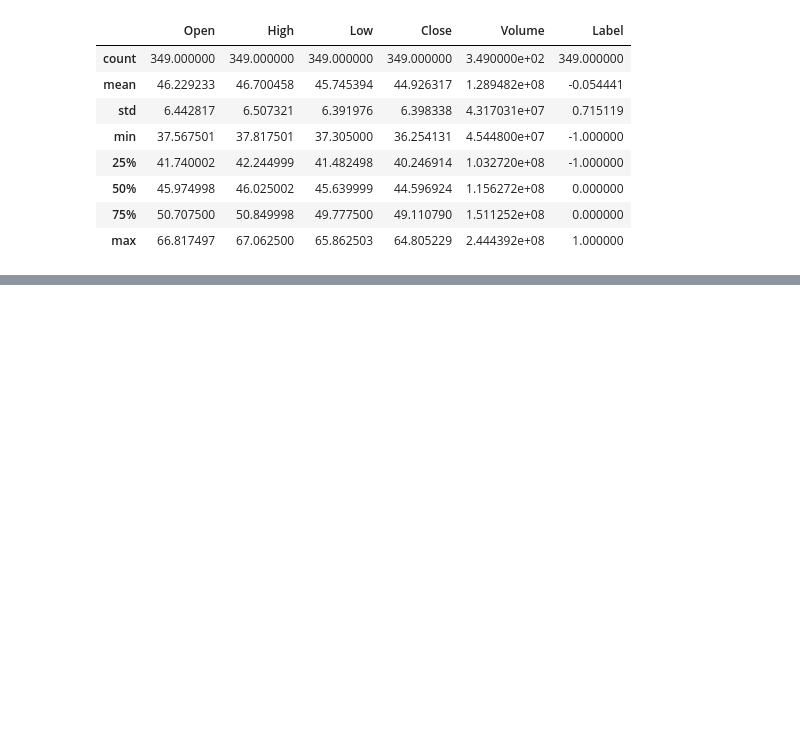
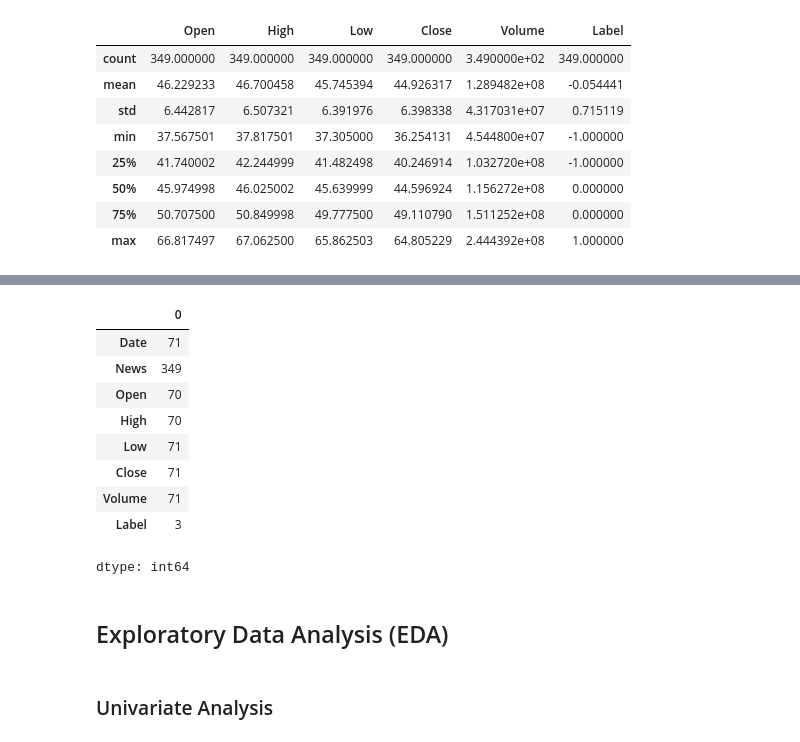
Before and after one commit to Rajesh2015/Credit-Card-Transaction-Sql-Analysis, a Jupyter notebook: IP_Stock_Market_News_Sentiment_Analysis_and_Summarization_Solution.ipynb, the cells around one changed output, grey strips where cells are left out. Drawn from its saved outputs; the diff is of its cells as text; code cells hidden in the pictures; blank space fills up the shorter version.

```diff
--- a/IP_Stock_Market_News_Sentiment_Analysis_and_Summarization_Solution.ipynb
+++ b/IP_Stock_Market_News_Sentiment_Analysis_and_Summarization_Solution.ipynb
@@ -163,0 +184,17 @@ data.describe()
+# %%
+data.nunique()
+# %% [output]
+|  | 0 |
+| Date | 71 |
+| News | 349 |
+| Open | 70 |
+| High | 70 |
+| Low | 71 |
+| Close | 71 |
+| Volume | 71 |
+| Label | 3 |
+dtype: int64
+# %% [markdown]
+## Exploratory Data Analysis (EDA)
+# %% [markdown]
+### Univariate Analysis
```
Also changed, not shown: parts of 5 cells of this notebook.
